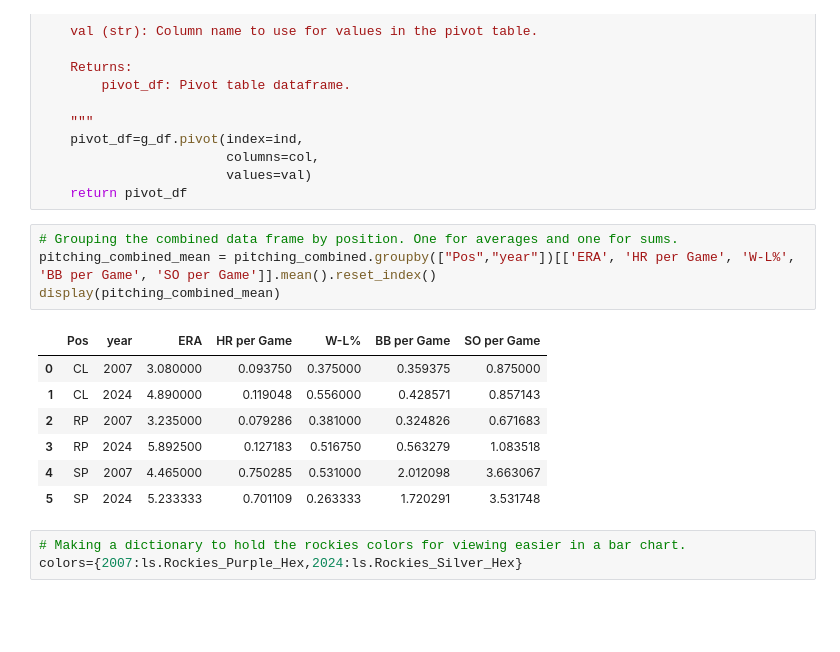
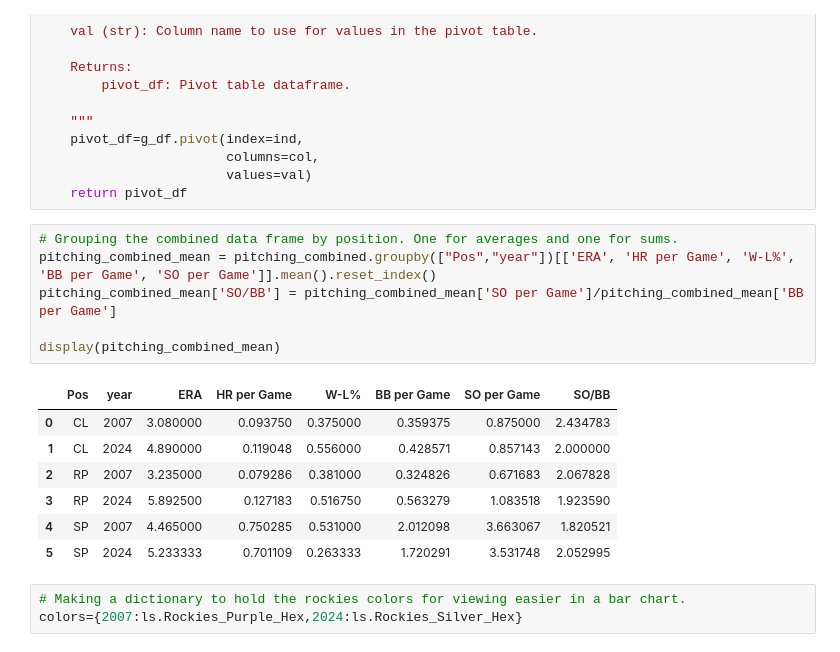
Before and after one commit to cassydm/rockies_moneyball_part-deux, a Jupyter notebook: Test_files/working_file_liz.ipynb, the cells around one changed output. Saved outputs shown, nothing was run; the diff lists cells and outputs as text; blank space fills up the shorter version.

```diff
--- a/Test_files/working_file_liz.ipynb
+++ b/Test_files/working_file_liz.ipynb
@@ -374,15 +374,17 @@ def make_pitching_pivot(g_df,ind,col,val):
 # %%
 # Grouping the combined data frame by position. One for averages and one for sums.
 pitching_combined_mean = pitching_combined.groupby(["Pos","year"])[['ERA', 'HR per Game', 'W-L%', 'BB per Game', 'SO per Game']].mean().reset_index()
+pitching_combined_mean['SO/BB'] = pitching_combined_mean['SO per Game']/pitching_combined_mean['BB per Game']
+
 display(pitching_combined_mean)
 # %% [output]
-|  | Pos | year | ERA | HR per Game | W-L% | BB per Game | SO per Game |
-| 0 | CL | 2007 | 3.080000 | 0.093750 | 0.375000 | 0.359375 | 0.875000 |
-| 1 | CL | 2024 | 4.890000 | 0.119048 | 0.556000 | 0.428571 | 0.857143 |
-| 2 | RP | 2007 | 3.235000 | 0.079286 | 0.381000 | 0.324826 | 0.671683 |
-| 3 | RP | 2024 | 5.892500 | 0.127183 | 0.516750 | 0.563279 | 1.083518 |
-| 4 | SP | 2007 | 4.465000 | 0.750285 | 0.531000 | 2.012098 | 3.663067 |
-| 5 | SP | 2024 | 5.233333 | 0.701109 | 0.263333 | 1.720291 | 3.531748 |
+|  | Pos | year | ERA | HR per Game | W-L% | BB per Game | SO per Game | SO/BB |
+| 0 | CL | 2007 | 3.080000 | 0.093750 | 0.375000 | 0.359375 | 0.875000 | 2.434783 |
+| 1 | CL | 2024 | 4.890000 | 0.119048 | 0.556000 | 0.428571 | 0.857143 | 2.000000 |
+| 2 | RP | 2007 | 3.235000 | 0.079286 | 0.381000 | 0.324826 | 0.671683 | 2.067828 |
+| 3 | RP | 2024 | 5.892500 | 0.127183 | 0.516750 | 0.563279 | 1.083518 | 1.923590 |
+| 4 | SP | 2007 | 4.465000 | 0.750285 | 0.531000 | 2.012098 | 3.663067 | 1.820521 |
+| 5 | SP | 2024 | 5.233333 | 0.701109 | 0.263333 | 1.720291 | 3.531748 | 2.052995 |
 # %%
 # Making a dictionary to hold the rockies colors for viewing easier in a bar chart.
 colors={2007:ls.Rockies_Purple_Hex,2024:ls.Rockies_Silver_Hex}
```
Also changed, not shown: parts of 9 cells of this notebook, 1 other file.
